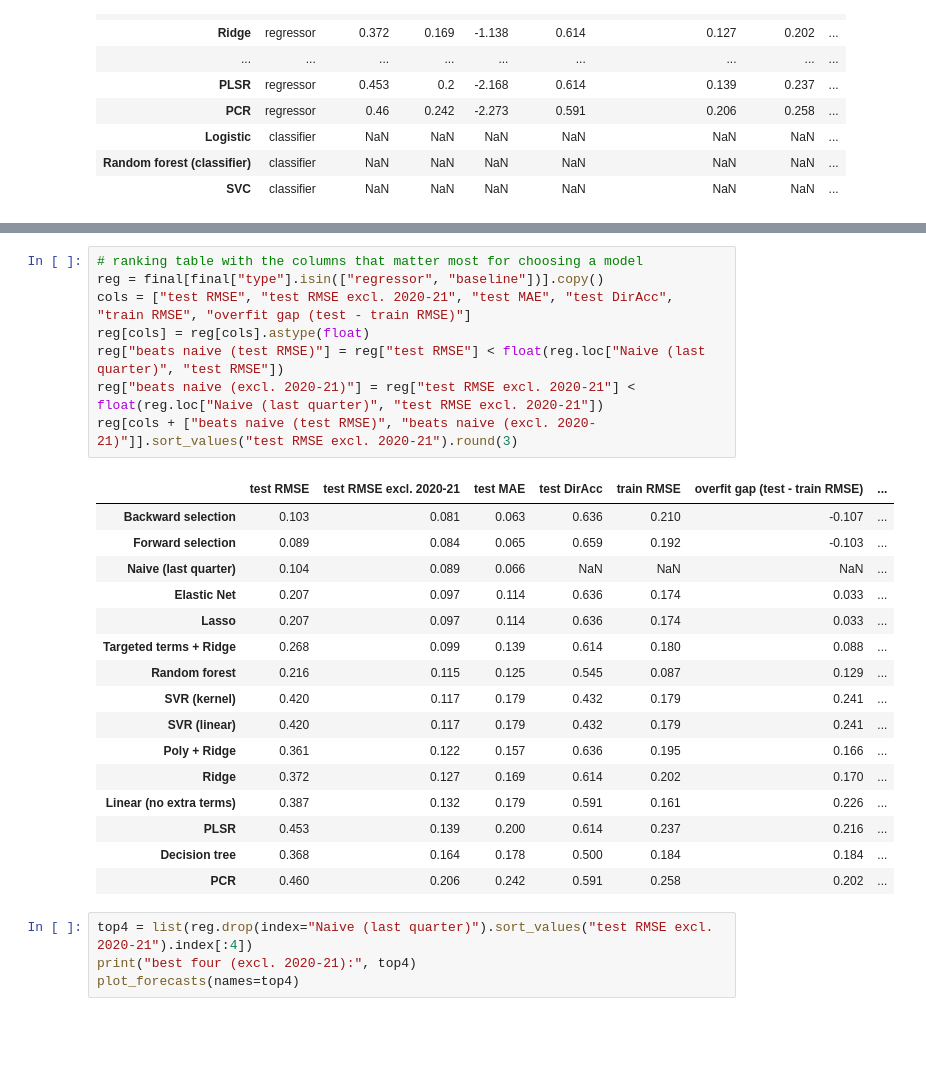
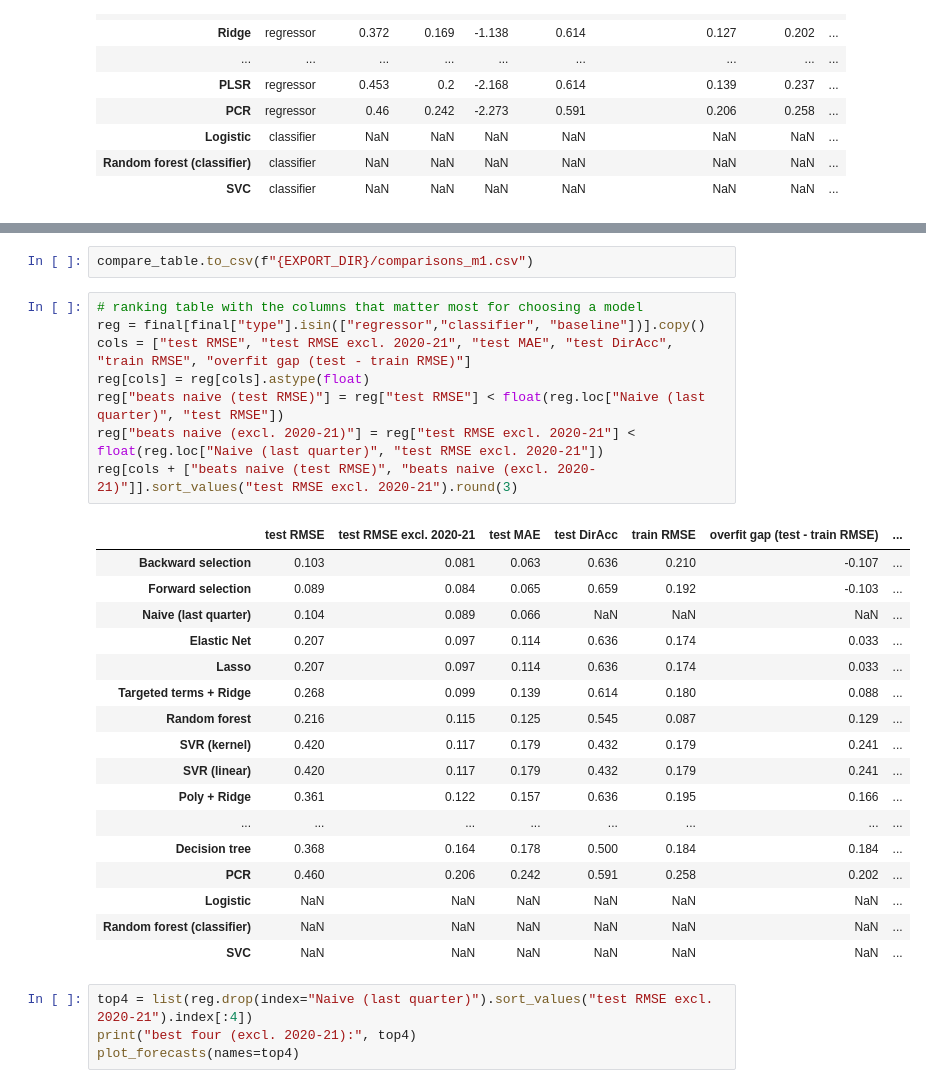
Before and after one commit to andre-bu-gitdev/DX799-O1, a Jupyter notebook: Milestone_1_2_Work_Folder/7. Final Comparisons.ipynb, the cells around one changed output, grey strips where cells are left out. Saved outputs shown, nothing was run; the diff lists cells and outputs as text; blank space fills up the shorter version.

```diff
--- a/Milestone_1_2_Work_Folder/7. Final Comparisons.ipynb
+++ b/Milestone_1_2_Work_Folder/7. Final Comparisons.ipynb
@@ -54,31 +55,34 @@ threshold = 1.050 (training 50% quantile); share above: train 50%, test 20%
 | Logistic | classifier | NaN | NaN | NaN | NaN | NaN | NaN | ... |
 | Random forest (classifier) | classifier | NaN | NaN | NaN | NaN | NaN | NaN | ... |
 | SVC | classifier | NaN | NaN | NaN | NaN | NaN | NaN | ... |
+# %%
+compare_table.to_csv(f"{EXPORT_DIR}/comparisons_m1.csv")
 # %%
 # ranking table with the columns that matter most for choosing a model
-reg = final[final["type"].isin(["regressor", "baseline"])].copy()
+reg = final[final["type"].isin(["regressor","classifier", "baseline"])].copy()
 cols = ["test RMSE", "test RMSE excl. 2020-21", "test MAE", "test DirAcc", "train RMSE", "overfit gap (test - train RMSE)"]
 reg[cols] = reg[cols].astype(float)
 reg["beats naive (test RMSE)"] = reg["test RMSE"] < float(reg.loc["Naive (last quarter)", "test RMSE"])
 reg["beats naive (excl. 2020-21)"] = reg["test RMSE excl. 2020-21"] < float(reg.loc["Naive (last quarter)", "test RMSE excl. 2020-21"])
 reg[cols + ["beats naive (test RMSE)", "beats naive (excl. 2020-21)"]].sort_values("test RMSE excl. 2020-21").round(3)
 # %% [output]
 |  | test RMSE | test RMSE excl. 2020-21 | test MAE | test DirAcc | train RMSE | overfit gap (test - train RMSE) | ... |
 | Backward selection | 0.103 | 0.081 | 0.063 | 0.636 | 0.210 | -0.107 | ... |
 | Forward selection | 0.089 | 0.084 | 0.065 | 0.659 | 0.192 | -0.103 | ... |
 | Naive (last quarter) | 0.104 | 0.089 | 0.066 | NaN | NaN | NaN | ... |
 | Elastic Net | 0.207 | 0.097 | 0.114 | 0.636 | 0.174 | 0.033 | ... |
 | Lasso | 0.207 | 0.097 | 0.114 | 0.636 | 0.174 | 0.033 | ... |
 | Targeted terms + Ridge | 0.268 | 0.099 | 0.139 | 0.614 | 0.180 | 0.088 | ... |
 | Random forest | 0.216 | 0.115 | 0.125 | 0.545 | 0.087 | 0.129 | ... |
 | SVR (kernel) | 0.420 | 0.117 | 0.179 | 0.432 | 0.179 | 0.241 | ... |
 | SVR (linear) | 0.420 | 0.117 | 0.179 | 0.432 | 0.179 | 0.241 | ... |
 | Poly + Ridge | 0.361 | 0.122 | 0.157 | 0.636 | 0.195 | 0.166 | ... |
-| Ridge | 0.372 | 0.127 | 0.169 | 0.614 | 0.202 | 0.170 | ... |
-| Linear (no extra terms) | 0.387 | 0.132 | 0.179 | 0.591 | 0.161 | 0.226 | ... |
-| PLSR | 0.453 | 0.139 | 0.200 | 0.614 | 0.237 | 0.216 | ... |
+| ... | ... | ... | ... | ... | ... | ... | ... |
 | Decision tree | 0.368 | 0.164 | 0.178 | 0.500 | 0.184 | 0.184 | ... |
 | PCR | 0.460 | 0.206 | 0.242 | 0.591 | 0.258 | 0.202 | ... |
+| Logistic | NaN | NaN | NaN | NaN | NaN | NaN | ... |
+| Random forest (classifier) | NaN | NaN | NaN | NaN | NaN | NaN | ... |
+| SVC | NaN | NaN | NaN | NaN | NaN | NaN | ... |
 # %%
 top4 = list(reg.drop(index="Naive (last quarter)").sort_values("test RMSE excl. 2020-21").index[:4])
 print("best four (excl. 2020-21):", top4)
```
Also changed, not shown: parts of 1 cell of this notebook, 1 other file.
